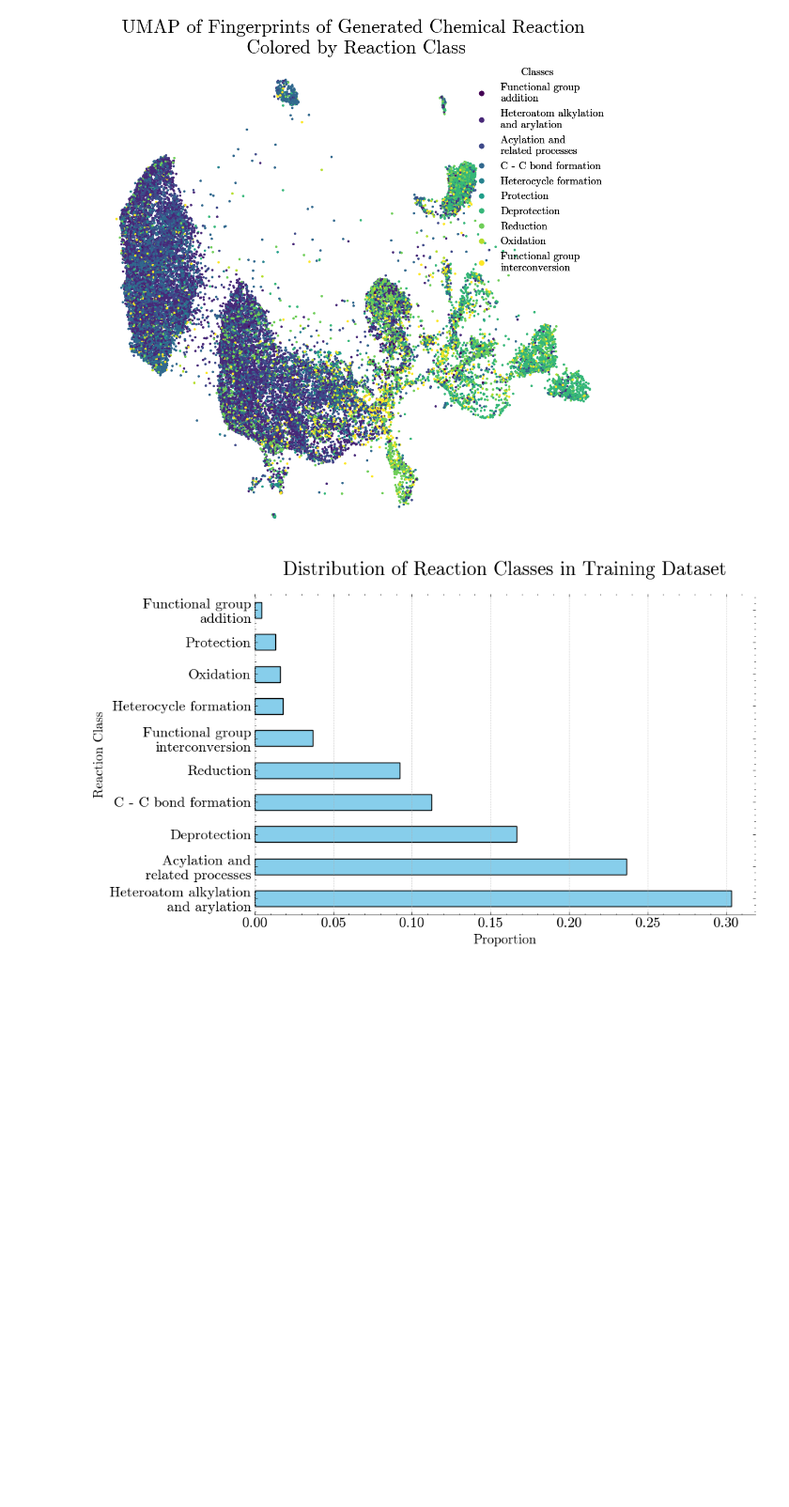
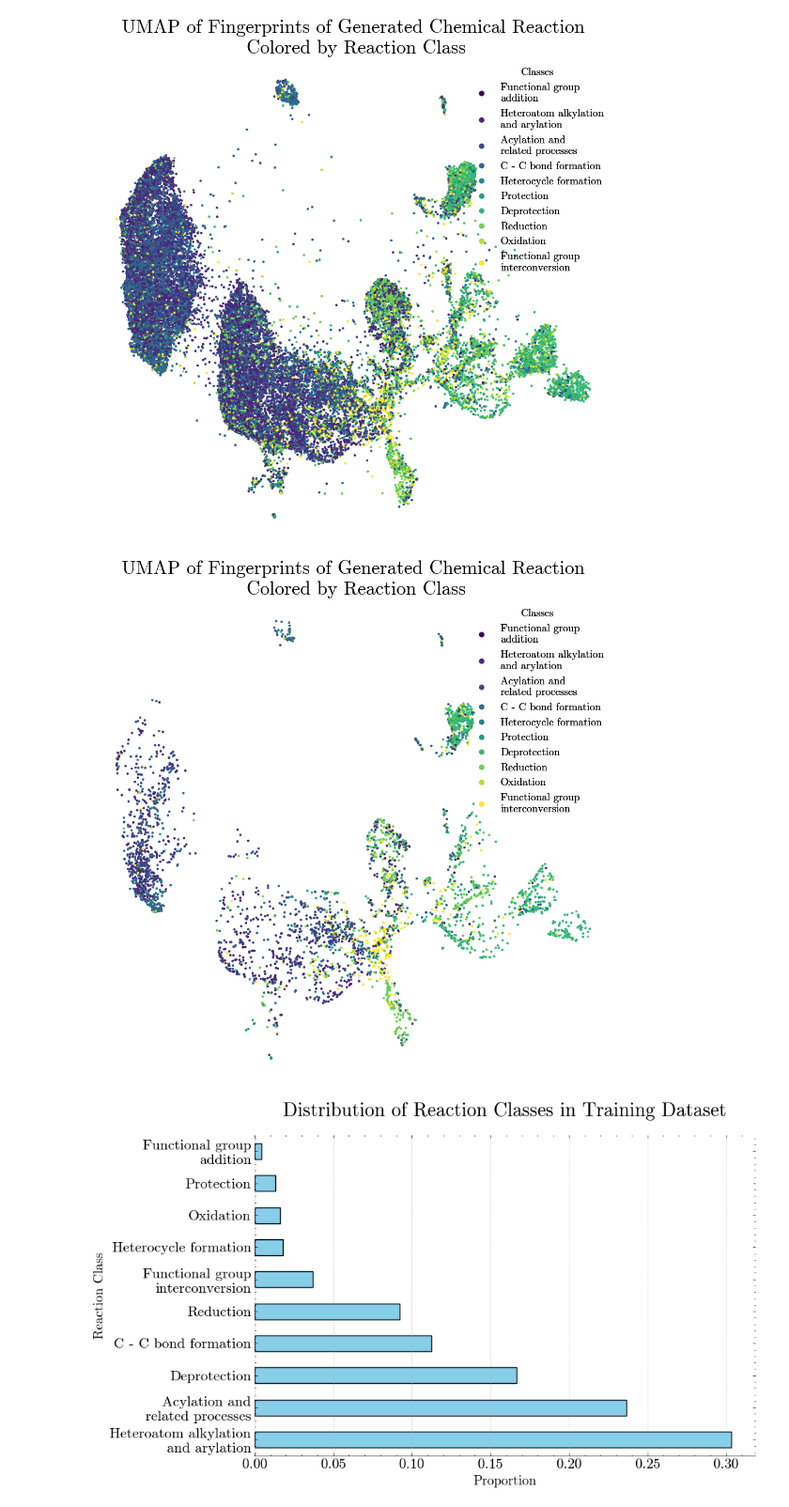
Before and after one commit to anisdismail/ChemRxnSAGE, a Jupyter notebook: data_visualization.ipynb, the cells around one changed output. Shown at 94% size. Drawn from its saved outputs; the diff is of its cells as text; code cells hidden in the pictures; blank space fills up the shorter version.

```diff
--- a/data_visualization.ipynb
+++ b/data_visualization.ipynb
@@ -410,6 +410,31 @@ plt.savefig("results/new/umap_generated_before_filtering_colored_by_rxns.svg",
             bbox_inches='tight', dpi=500)
 # %% [output]
 [figure]
+# %%
+# Step 2: Plotting
+plt.rcParams["figure.figsize"] = (10, 10)
+
+fig, ax = plt.subplots()
+scatter = ax.scatter(
+    fingerprints_umap22[:, 0], fingerprints_umap22[:, 1], s=5, c=rxn_pred_2, cmap='viridis')
+
+# Adding the legend with the correct labels
+legend1 = ax.legend(*scatter.legend_elements(),
+                    loc="upper right", title="Classes")
+for i, text in enumerate(legend1.get_texts()):
+    text.set_text(reaction_data[i])
+ax.add_artist(legend1)
+ax.set_axis_off()
+
+plt.title(
+    "UMAP of Fingerprints of Generated Chemical Reaction\n Colored by Reaction Class", fontsize=25)
+
+plt.tight_layout()
+# plt.show()
+plt.savefig("results/new/umap_generated_after_filtering_colored_by_rxns.svg",
+            bbox_inches='tight', dpi=500)
+# %% [output]
+[figure, added]
 # %%
 reaction_data = {
     "<RX_1>": "Heteroatom alkylation\nand arylation",
```
Also changed, not shown: parts of 6 cells of this notebook.
